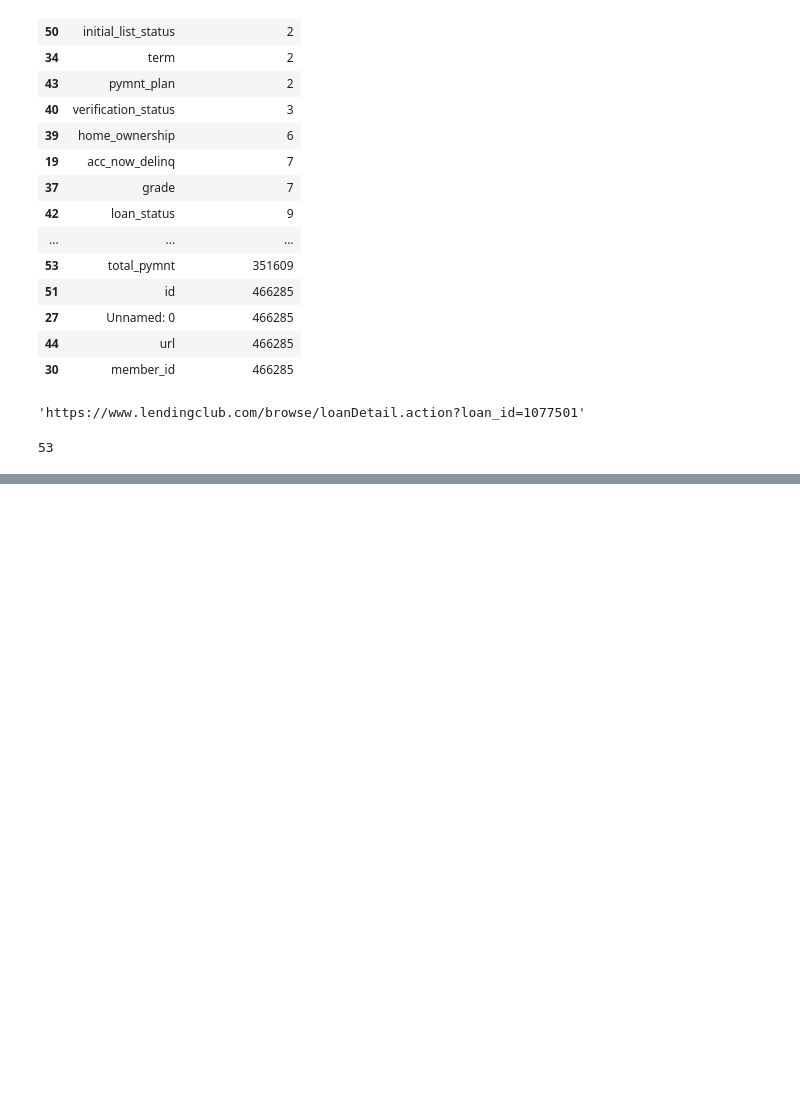
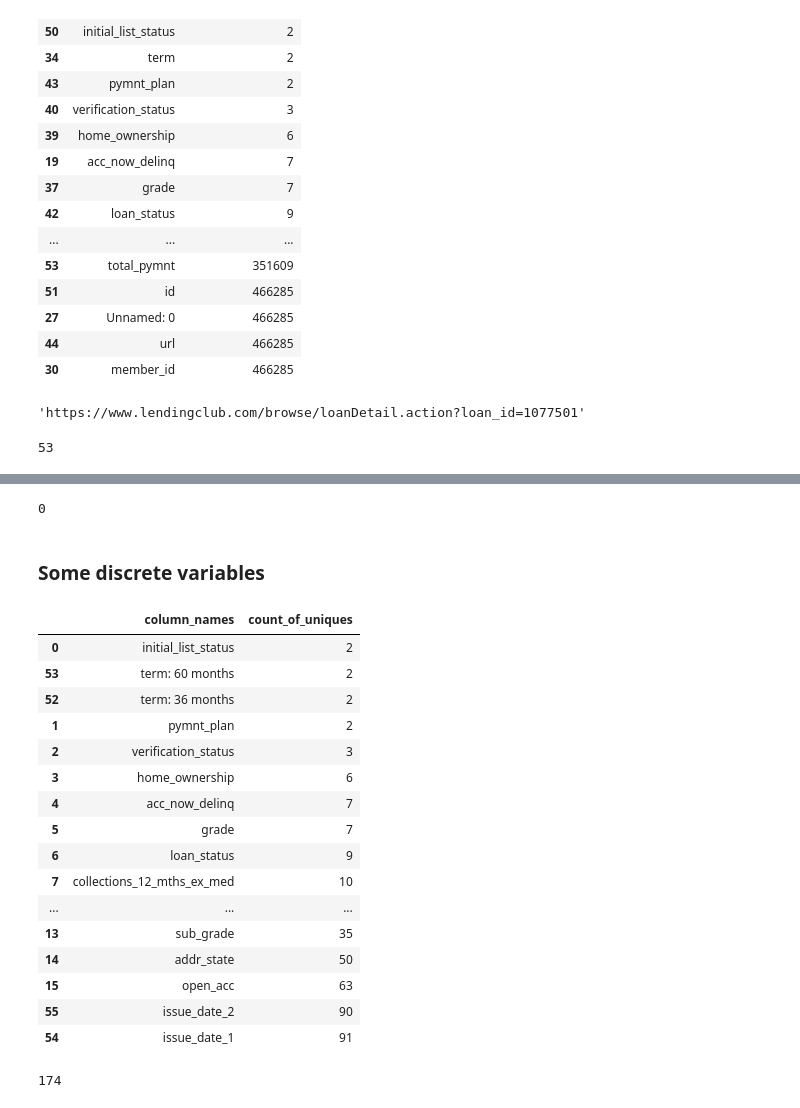
Before and after one commit to EmilSeyfullayev/Credit_Risk_Modeling_in_Python, a Jupyter notebook: General_processing.ipynb, the cells around one changed output, grey strips where cells are left out. Cells and saved outputs as stored; diff of their text form; code cells hidden in the pictures; blank space fills up the shorter version.

```diff
--- a/General_processing.ipynb
+++ b/General_processing.ipynb
@@ -115,0 +357,2 @@ len(df.columns)
+# %%
+df.drop('term', inplace=True, axis = 1) # if we drop one column we dont use [], we use [] if we have two columns
@@ -115,0 +369,36 @@ len(df.columns)
+# %%
+df['issue_d'].isna().sum()
+# %% [output]
+0
+# %%
+df['issue_date_1'] = pd.to_datetime(df['issue_d'], format = '%b-%y')
+# %%
+df['issue_date_2'] = df['issue_date_1'].apply(
+    lambda x: round(np.float((
+        (np.datetime64('2022-01-01') - x).days
+    )/30))
+)
+# %%
+df.drop('issue_d', axis=1, inplace=True)
+# %% [markdown]
+### Some discrete variables
+# %%
+unique_count_in_every_column(df).head(20)
+# %% [output]
+|  | column_names | count_of_uniques |
+| 0 | initial_list_status | 2 |
+| 53 | term: 60 months | 2 |
+| 52 | term: 36 months | 2 |
+| 1 | pymnt_plan | 2 |
+| 2 | verification_status | 3 |
+| 3 | home_ownership | 6 |
+| 4 | acc_now_delinq | 7 |
+| 5 | grade | 7 |
+| 6 | loan_status | 9 |
+| 7 | collections_12_mths_ex_med | 10 |
+| ... | ... | ... |
+| 13 | sub_grade | 35 |
+| 14 | addr_state | 50 |
+| 15 | open_acc | 63 |
+| 55 | issue_date_2 | 90 |
+| 54 | issue_date_1 | 91 |
@@ -115,0 +424,4 @@ len(df.columns)
+# %%
+len(df.columns)
+# %% [output]
+174
```
Also changed, not shown: parts of 48 cells of this notebook.
